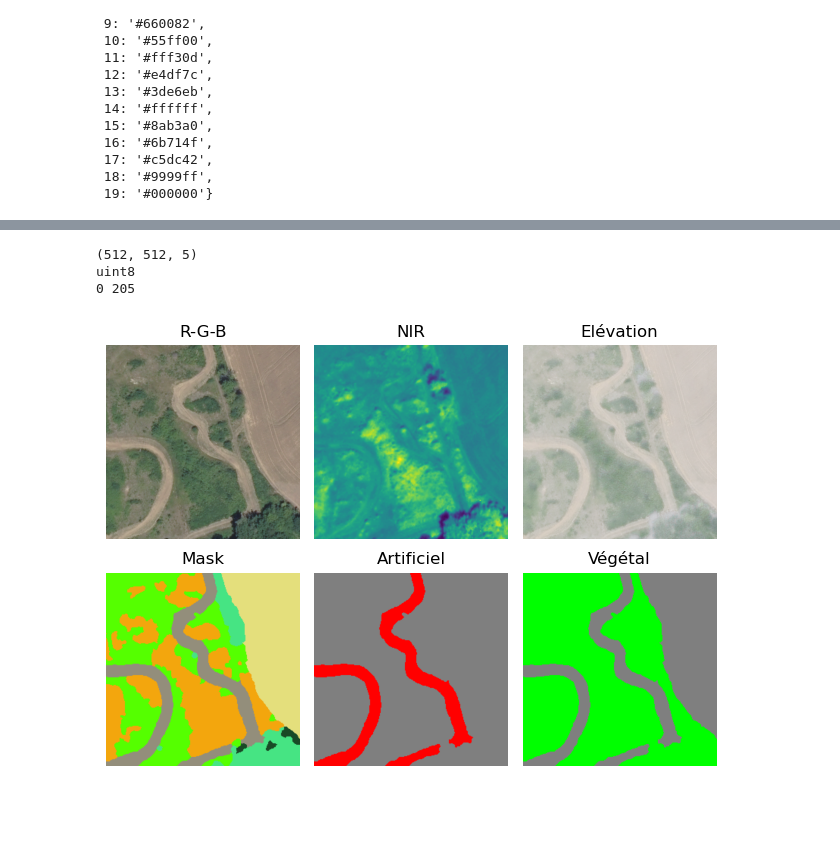
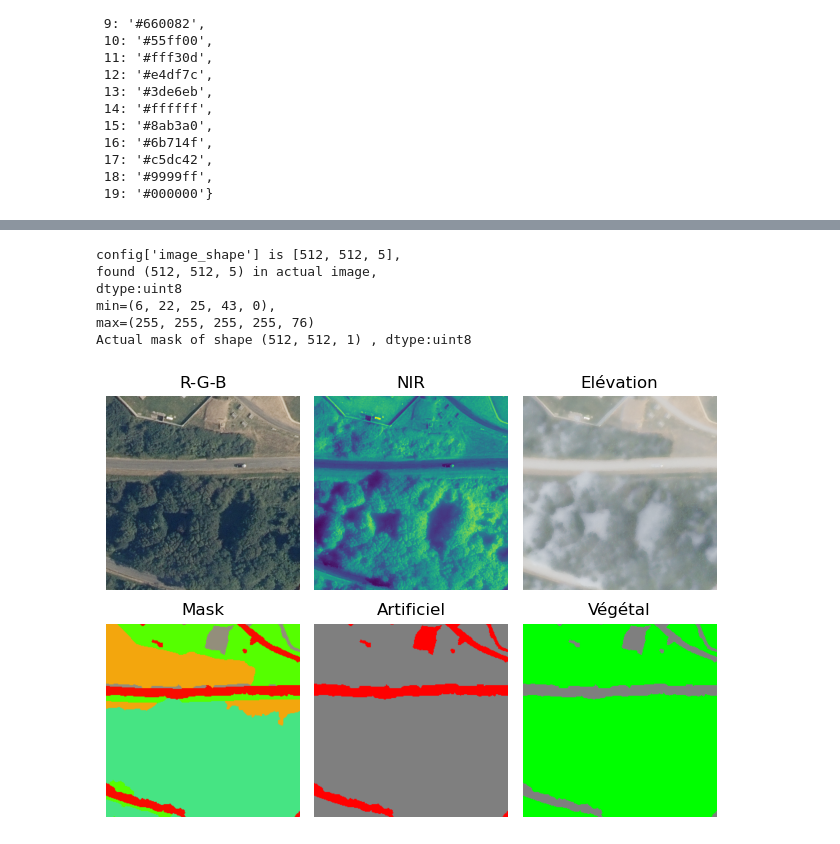
Before and after one commit to ChallengeDataTest/flairimages, a Jupyter notebook: src/explore.ipynb, the cells around one changed output, grey strips where cells are left out. Saved outputs shown, nothing was run; the diff lists cells and outputs as text; code cells hidden in the pictures; blank space fills up the shorter version.

```diff
--- a/src/explore.ipynb
+++ b/src/explore.ipynb
@@ -59,4 +66,9 @@ df.head()
 # %%
+# set seed for df.sample() to get reproducible results
+seed = 10041958
+np.random.seed(seed)
+
+
 # select a random record from df
 # and extract the name, image and mask file paths.
 name, image_file, mask_file = df.sample().iloc[0][['name','image', 'mask']].values
@@ -68,11 +80,12 @@ with rasterio.open(image_file) as src:
     img = np.moveaxis(img, 0, -1)
 with rasterio.open(mask_file) as src:
     msk = src.read()
+    msk = np.moveaxis(msk, 0, -1)
+#
+print(f"config['image_shape'] is {config['image_shape']}, \nfound {img.shape} in actual image, \ndtype:{img.dtype}")
+print(f"min={tuple(img.min(axis=(0,1)))},\nmax={tuple(img.max(axis=(0,1)))}")
+print(f"Actual mask of shape {msk.shape} , dtype:{img.dtype}")
 
-print(img.shape)
-print(img.dtype)
-
-print(img.min(), img.max())
 #
 plt.subplot(2,3,1)
 plt.imshow(img[:,:,:3])
@@ -80,37 +93,40 @@ plt.title("R-G-B")
 plt.axis("off")
 #
 plt.subplot(2,3,2)
 plt.imshow(img[:,:,3:4])
 plt.title("NIR")
 plt.axis("off")
 #
 plt.subplot(2,3,3)
 plt.imshow(img[:,:,:4])
 plt.title("Elévation")
 plt.axis("off")
 #
-msk_palette = convert_to_class_rgb(arr_2d=msk[0,:,:], config=config)
+msk_palette = convert_to_class_rgb(arr_2d=msk[:,:,0], config=config)
 plt.subplot(2,3,4)
 plt.imshow(msk_palette)
 plt.title("Mask")
 plt.axis("off")
 #
-msk_artificiel = convert_to_artificiel_rgb(arr_2d=msk[0,:,:], conf=config)
+msk_artificiel = convert_to_artificiel_rgb(arr_2d=msk[:,:,0], conf=config)
 plt.subplot(2,3,5)
 plt.imshow(msk_artificiel)
 plt.title("Artificiel")
 plt.axis("off")
 #
-msk_vegetal = convert_to_vegetal_rgb(arr_2d=msk[0,:,:], conf=config)
+msk_vegetal = convert_to_vegetal_rgb(arr_2d=msk[:,:,0], conf=config)
 plt.subplot(2,3,6)
 plt.imshow(msk_vegetal)
 plt.title("Végétal")
 plt.axis("off")
 #
 plt.tight_layout()
 plt.show()
 # %% [output]
-(512, 512, 5)
-uint8
-0 205
+config['image_shape'] is [512, 512, 5],
+found (512, 512, 5) in actual image,
+dtype:uint8
+min=(6, 22, 25, 43, 0),
+max=(255, 255, 255, 255, 76)
+Actual mask of shape (512, 512, 1) , dtype:uint8
-[figure, old version]
+[figure, new version]
```
Also changed, not shown: parts of 13 cells of this notebook, 6 other files.
